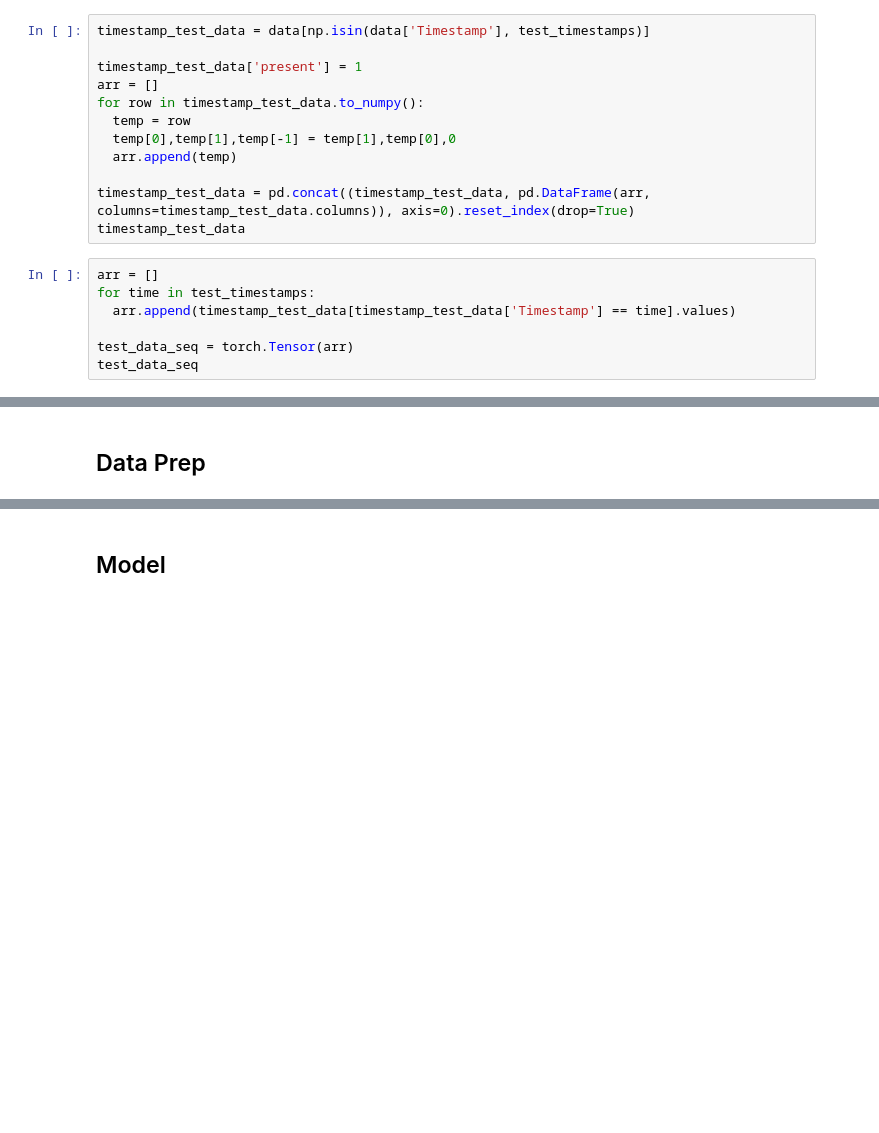
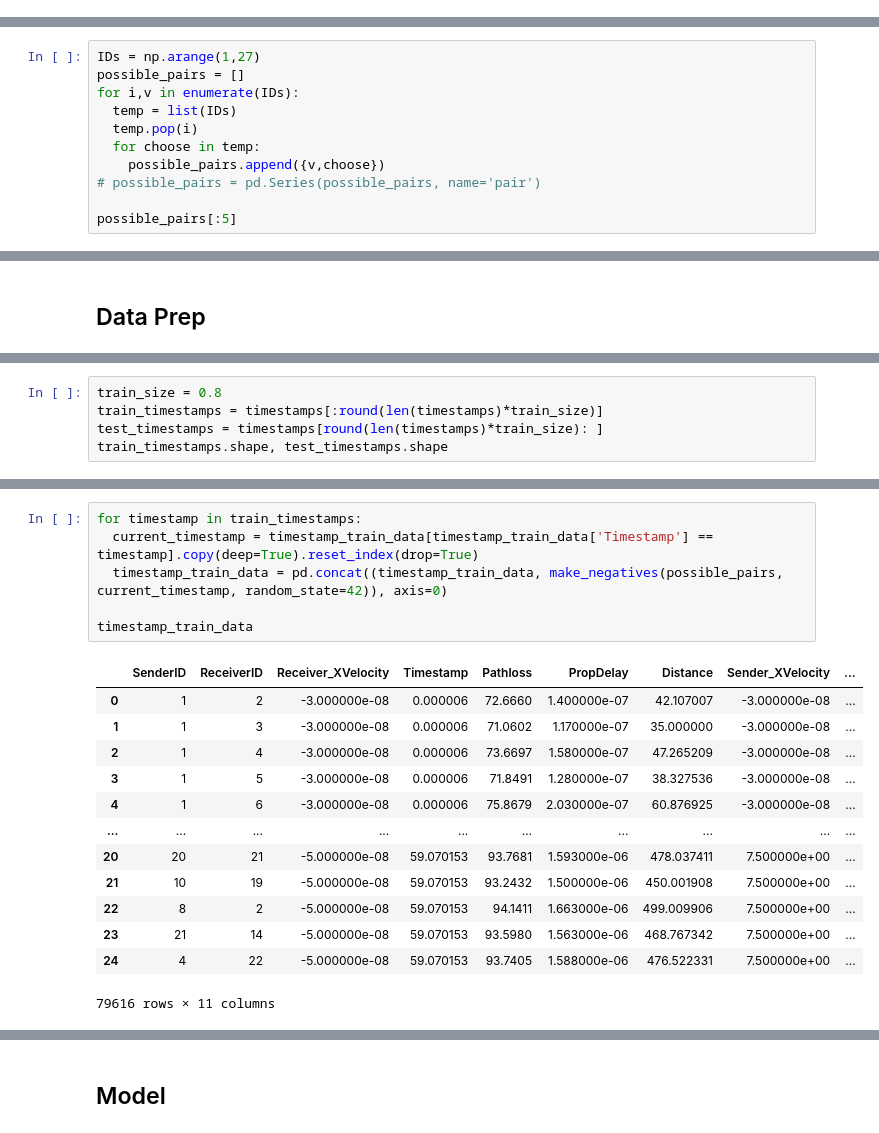
Before and after one commit to Linoh12/LearningLSTM, a Jupyter notebook: LSTM_Lincoln.ipynb, the cells around one changed output, grey strips where cells are left out. Cells and saved outputs as stored; diff of their text form; blank space fills up the shorter version.

```diff
--- a/LSTM_Lincoln.ipynb
+++ b/LSTM_Lincoln.ipynb
@@ -82,19 +63,0 @@ train_data_seq.shape
-# %%
-timestamp_test_data = data[np.isin(data['Timestamp'], test_timestamps)]
-
-timestamp_test_data['present'] = 1
-arr = []
-for row in timestamp_test_data.to_numpy():
-  temp = row
-  temp[0],temp[1],temp[-1] = temp[1],temp[0],0
-  arr.append(temp)
-
-timestamp_test_data = pd.concat((timestamp_test_data, pd.DataFrame(arr, columns=timestamp_test_data.columns)), axis=0).reset_index(drop=True)
-timestamp_test_data
-# %%
-arr = []
-for time in test_timestamps:
-  arr.append(timestamp_test_data[timestamp_test_data['Timestamp'] == time].values)
-
-test_data_seq = torch.Tensor(arr)
-test_data_seq
@@ -103,0 +86,11 @@ test_data_seq.shape
+# %%
+IDs = np.arange(1,27)
+possible_pairs = []
+for i,v in enumerate(IDs):
+  temp = list(IDs)
+  temp.pop(i)
+  for choose in temp:
+    possible_pairs.append({v,choose})
+# possible_pairs = pd.Series(possible_pairs, name='pair')
+
+possible_pairs[:5]
@@ -123,0 +177,5 @@ learning_rate = 0.001 #0.00025
+# %%
+train_size = 0.8
+train_timestamps = timestamps[:round(len(timestamps)*train_size)]
+test_timestamps = timestamps[round(len(timestamps)*train_size): ]
+train_timestamps.shape, test_timestamps.shape
@@ -123,0 +207,20 @@ learning_rate = 0.001 #0.00025
+# %%
+for timestamp in train_timestamps:
+  current_timestamp = timestamp_train_data[timestamp_train_data['Timestamp'] == timestamp].copy(deep=True).reset_index(drop=True)
+  timestamp_train_data = pd.concat((timestamp_train_data, make_negatives(possible_pairs, current_timestamp, random_state=42)), axis=0)
+
+timestamp_train_data
+# %% [output]
+|  | SenderID | ReceiverID | Receiver_XVelocity | Timestamp | Pathloss | PropDelay | Distance | Sender_XVelocity | ... |
+| 0 | 1 | 2 | -3.000000e-08 | 0.000006 | 72.6660 | 1.400000e-07 | 42.107007 | -3.000000e-08 | ... |
+| 1 | 1 | 3 | -3.000000e-08 | 0.000006 | 71.0602 | 1.170000e-07 | 35.000000 | -3.000000e-08 | ... |
+| 2 | 1 | 4 | -3.000000e-08 | 0.000006 | 73.6697 | 1.580000e-07 | 47.265209 | -3.000000e-08 | ... |
+| 3 | 1 | 5 | -3.000000e-08 | 0.000006 | 71.8491 | 1.280000e-07 | 38.327536 | -3.000000e-08 | ... |
+| 4 | 1 | 6 | -3.000000e-08 | 0.000006 | 75.8679 | 2.030000e-07 | 60.876925 | -3.000000e-08 | ... |
+| ... | ... | ... | ... | ... | ... | ... | ... | ... | ... |
+| 20 | 20 | 21 | -5.000000e-08 | 59.070153 | 93.7681 | 1.593000e-06 | 478.037411 | 7.500000e+00 | ... |
+| 21 | 10 | 19 | -5.000000e-08 | 59.070153 | 93.2432 | 1.500000e-06 | 450.001908 | 7.500000e+00 | ... |
+| 22 | 8 | 2 | -5.000000e-08 | 59.070153 | 94.1411 | 1.663000e-06 | 499.009906 | 7.500000e+00 | ... |
+| 23 | 21 | 14 | -5.000000e-08 | 59.070153 | 93.5980 | 1.563000e-06 | 468.767342 | 7.500000e+00 | ... |
+| 24 | 4 | 22 | -5.000000e-08 | 59.070153 | 93.7405 | 1.588000e-06 | 476.522331 | 7.500000e+00 | ... |
+79616 rows × 11 columns
```
Also changed, not shown: parts of 29 cells of this notebook.
